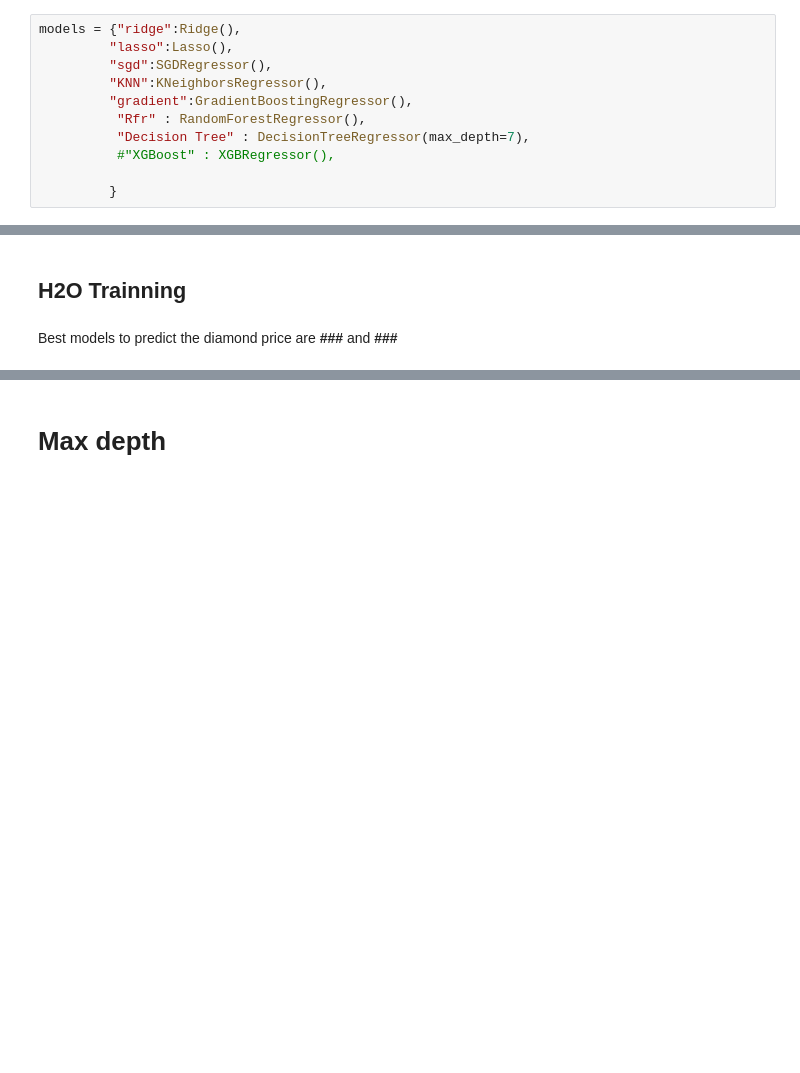
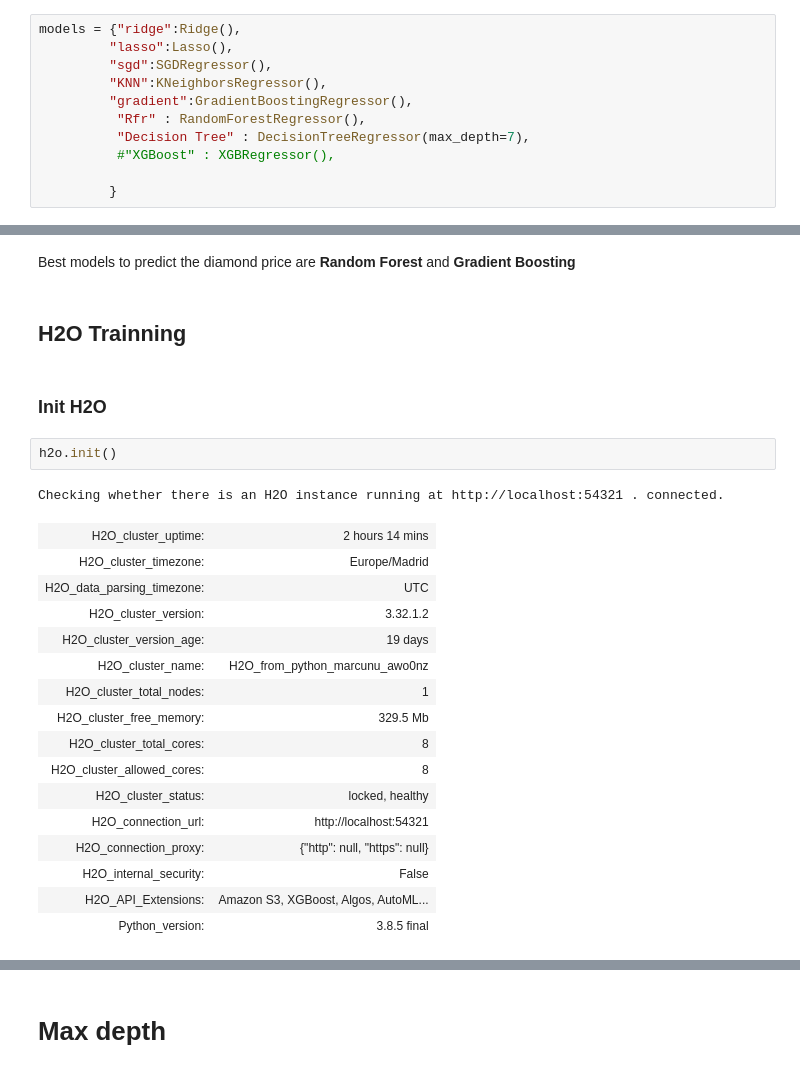
Before and after one commit to marcunu/Real_Estate_Project, a Jupyter notebook: 02_Trainning.ipynb, the cells around one changed output, grey strips where cells are left out. Saved outputs shown, nothing was run; the diff lists cells and outputs as text; blank space fills up the shorter version.

```diff
--- a/02_Trainning.ipynb
+++ b/02_Trainning.ipynb
@@ -215,4 +215,26 @@ Model finished
+# %% [markdown]
+Best models to predict the diamond price are **Random Forest** and **Gradient Boosting**
 # %% [markdown]
 ## H2O Trainning
-# %% [markdown]
-Best models to predict the diamond price are **###** and **###**
+# %% [markdown]
+### Init H2O
+# %%
+h2o.init()
+# %% [output]
+Checking whether there is an H2O instance running at http://localhost:54321 . connected.
+| H2O_cluster_uptime: | 2 hours 14 mins |
+| H2O_cluster_timezone: | Europe/Madrid |
+| H2O_data_parsing_timezone: | UTC |
+| H2O_cluster_version: | 3.32.1.2 |
+| H2O_cluster_version_age: | 19 days |
+| H2O_cluster_name: | H2O_from_python_marcunu_awo0nz |
+| H2O_cluster_total_nodes: | 1 |
+| H2O_cluster_free_memory: | 329.5 Mb |
+| H2O_cluster_total_cores: | 8 |
+| H2O_cluster_allowed_cores: | 8 |
+| H2O_cluster_status: | locked, healthy |
+| H2O_connection_url: | http://localhost:54321 |
+| H2O_connection_proxy: | {"http": null, "https": null} |
+| H2O_internal_security: | False |
+| H2O_API_Extensions: | Amazon S3, XGBoost, Algos, AutoML... |
+| Python_version: | 3.8.5 final |
```
Also changed, not shown: parts of 31 cells of this notebook, 1 other file.
